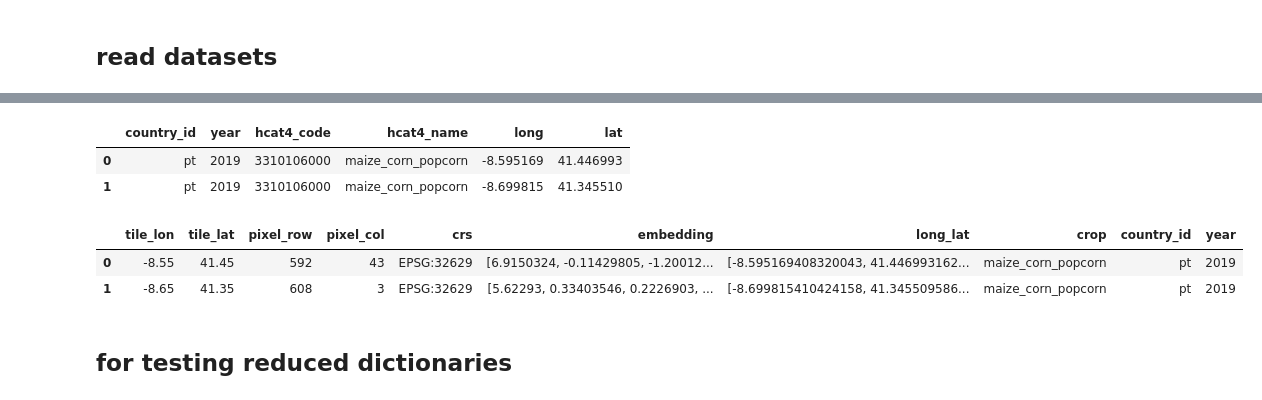
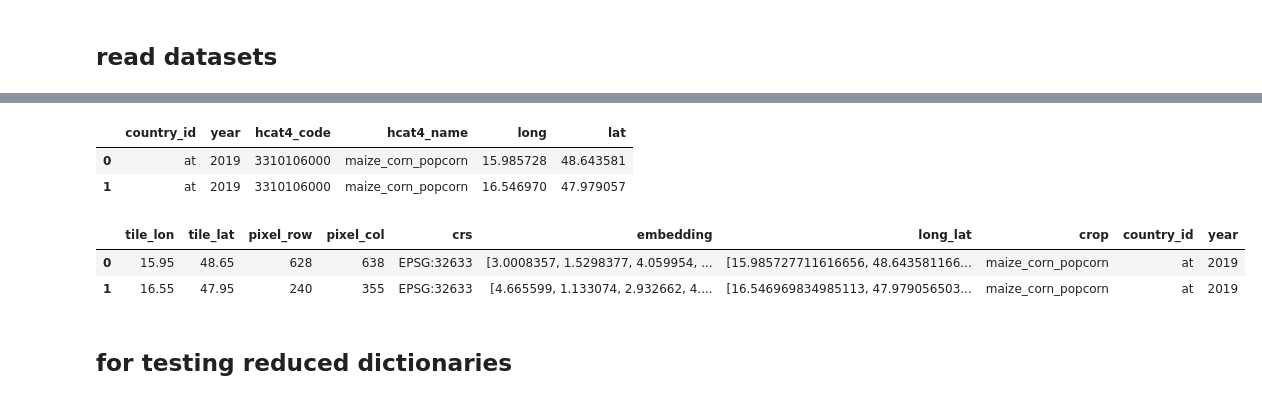
Before and after one commit to beatrizbsperes/SpatialTemporal_generalization_of_SITS_FM, a Jupyter notebook: 3_get_images.ipynb, the cells around one changed output, grey strips where cells are left out. Saved outputs shown, nothing was run; the diff lists cells and outputs as text; code cells hidden in the pictures.

```diff
--- a/3_get_images.ipynb
+++ b/3_get_images.ipynb
@@ -120,16 +120,16 @@ Successfully loaded 20 pairs.
 Dictionaries keys are  dict_keys(['maize_corn_popcorn_pt_2019', 'winter_barley_dk_2019', 'potatoes_bg_2019', 'maize_corn_popcorn_bg_2019', 'potatoes_pt_2019', 'potatoes_dk_2019', 'winter_barley_bg_201 ...
 # %%
-datasets_dict['maize_corn_popcorn_pt_2019'].head(2)
+datasets_dict['maize_corn_popcorn_at_2019'].head(2)
 # %% [output]
 |  | country_id | year | hcat4_code | hcat4_name | long | lat |
-| 0 | pt | 2019 | 3310106000 | maize_corn_popcorn | -8.595169 | 41.446993 |
-| 1 | pt | 2019 | 3310106000 | maize_corn_popcorn | -8.699815 | 41.345510 |
+| 0 | at | 2019 | 3310106000 | maize_corn_popcorn | 15.985728 | 48.643581 |
+| 1 | at | 2019 | 3310106000 | maize_corn_popcorn | 16.546970 | 47.979057 |
 # %%
-embeddings_dict['maize_corn_popcorn_pt_2019'].head(2)
+embeddings_dict['maize_corn_popcorn_at_2019'].head(2)
 # %% [output]
 |  | tile_lon | tile_lat | pixel_row | pixel_col | crs | embedding | long_lat | crop | country_id | year |
-| 0 | -8.55 | 41.45 | 592 | 43 | EPSG:32629 | [6.9150324, -0.11429805, -1.20012... | [-8.595169408320043, 41.446993162... | maize_corn_popcorn | pt | 2019 |
-| 1 | -8.65 | 41.35 | 608 | 3 | EPSG:32629 | [5.62293, 0.33403546, 0.2226903, ... | [-8.699815410424158, 41.345509586... | maize_corn_popcorn | pt | 2019 |
+| 0 | 15.95 | 48.65 | 628 | 638 | EPSG:32633 | [3.0008357, 1.5298377, 4.059954, ... | [15.985727711616656, 48.643581166... | maize_corn_popcorn | at | 2019 |
+| 1 | 16.55 | 47.95 | 240 | 355 | EPSG:32633 | [4.665599, 1.133074, 2.932662, 4.... | [16.546969834985113, 47.979056503... | maize_corn_popcorn | at | 2019 |
 # %% [markdown]
 ## for testing reduced dictionaries
 # %%
```
Also changed, not shown: parts of 10 cells of this notebook, 8 other files.
